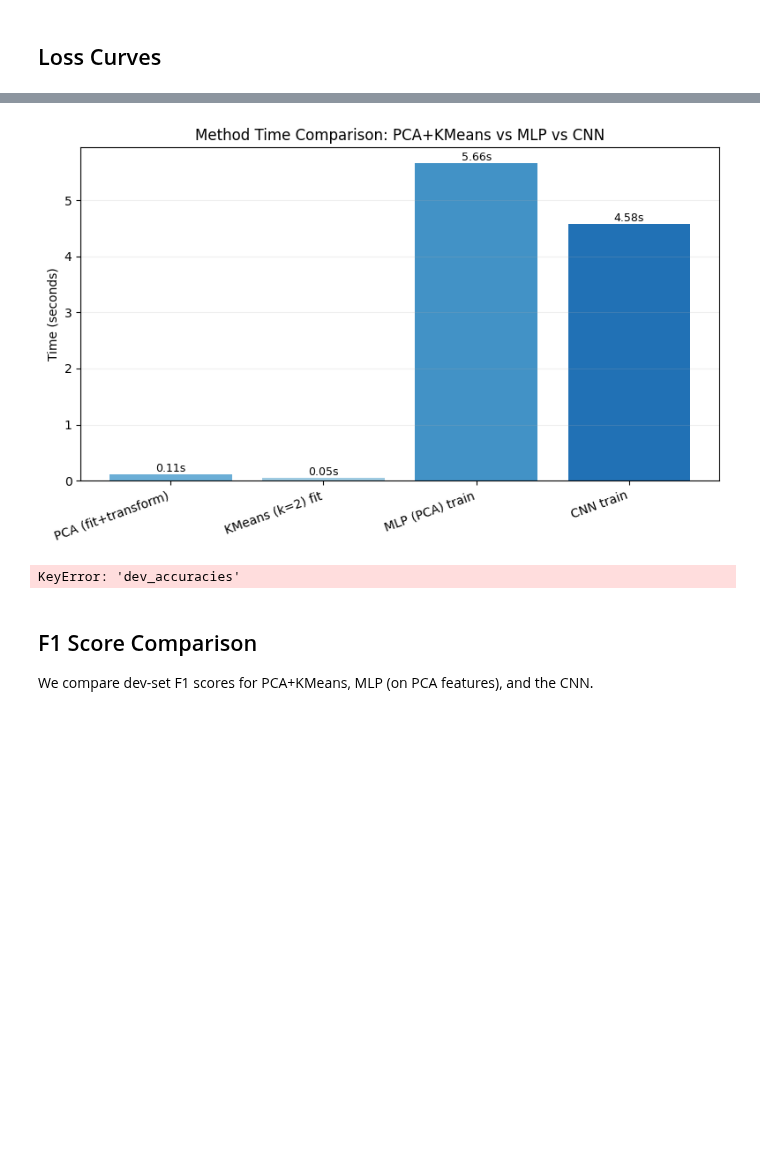
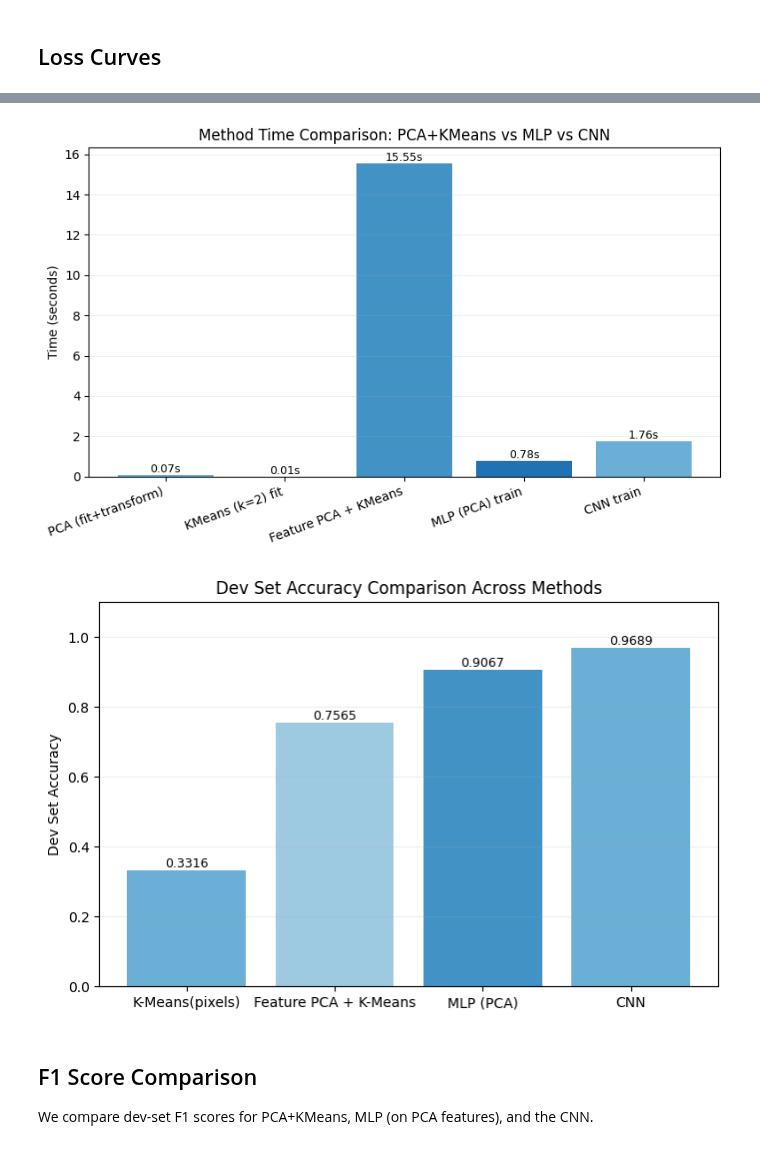
Before and after one commit to Twaal/applied-data-analysis-and-ml, a Jupyter notebook: Project3/code/project3.ipynb, the cells around one changed output, grey strips where cells are left out. Cells and saved outputs as stored; diff of their text form; code cells hidden in the pictures; blank space fills up the shorter version.

```diff
--- a/Project3/code/project3.ipynb
+++ b/Project3/code/project3.ipynb
@@ -400,6 +454,7 @@ import numpy as np
 times = {
     'PCA (fit+transform)': pca_time_s if 'pca_time_s' in globals() else np.nan,
     'KMeans (k=2) fit': kmeans_time_s if 'kmeans_time_s' in globals() else np.nan,
+    'Feature PCA + KMeans': feature_pca_time_s if 'feature_pca_time_s' in globals() else np.nan,
     'MLP (PCA) train': mlp_train_time_s if 'mlp_train_time_s' in globals() else np.nan,
     'CNN train': cnn_train_time_s if 'cnn_train_time_s' in globals() else np.nan,
 }
@@ -419,24 +474,24 @@ plt.tight_layout()
 plt.grid(axis='y', alpha=0.2)
 plt.show()
 # %% [output]
-[figure, old version]
+[figure, new version]
 # %%
 # Compare the Dev Accuracy across methods
 import matplotlib.pyplot as plt
-methods = ['K-Means', 'MLP (PCA)', 'CNN']
-accuracies = [dev_accuracy_kmeans, dev_mlp_accuracy, metrics["dev_accs"][-1] if len(metrics["dev_accs"]) > 0 else np.nan]
+methods = ['K-Means(pixels)', 'Feature PCA + K-Means', 'MLP (PCA)', 'CNN']
+accuracies = [dev_accuracy_kmeans, dev_accuracy_feat_kmeans, dev_mlp_accuracy, metrics["dev_accs"][-1] if len(metrics["dev_accs"]) > 0 else np.nan]
 plt.figure(figsize=(8, 5))
 bars = plt.bar(methods, accuracies, color=['#6baed6','#9ecae1','#4292c6'])
 plt.ylabel('Dev Set Accuracy')
 plt.title('Dev Set Accuracy Comparison Across Methods')
 for bar, acc in zip(bars, accuracies):
     plt.text(bar.get_x() + bar.get_width()/2, bar.get_height(), f"{acc:.4f}" if not np.isnan(acc) else "n/a",
              ha='center', va='bottom', fontsize=9)
 plt.ylim(0, 1.1)
 plt.grid(axis='y', alpha=0.2)
 plt.show()
 # %% [output]
-KeyError: 'dev_accuracies'
+[figure, added]
 # %% [markdown]
 ## F1 Score Comparison
 
```
Also changed, not shown: parts of 19 cells of this notebook, 2 other files.
